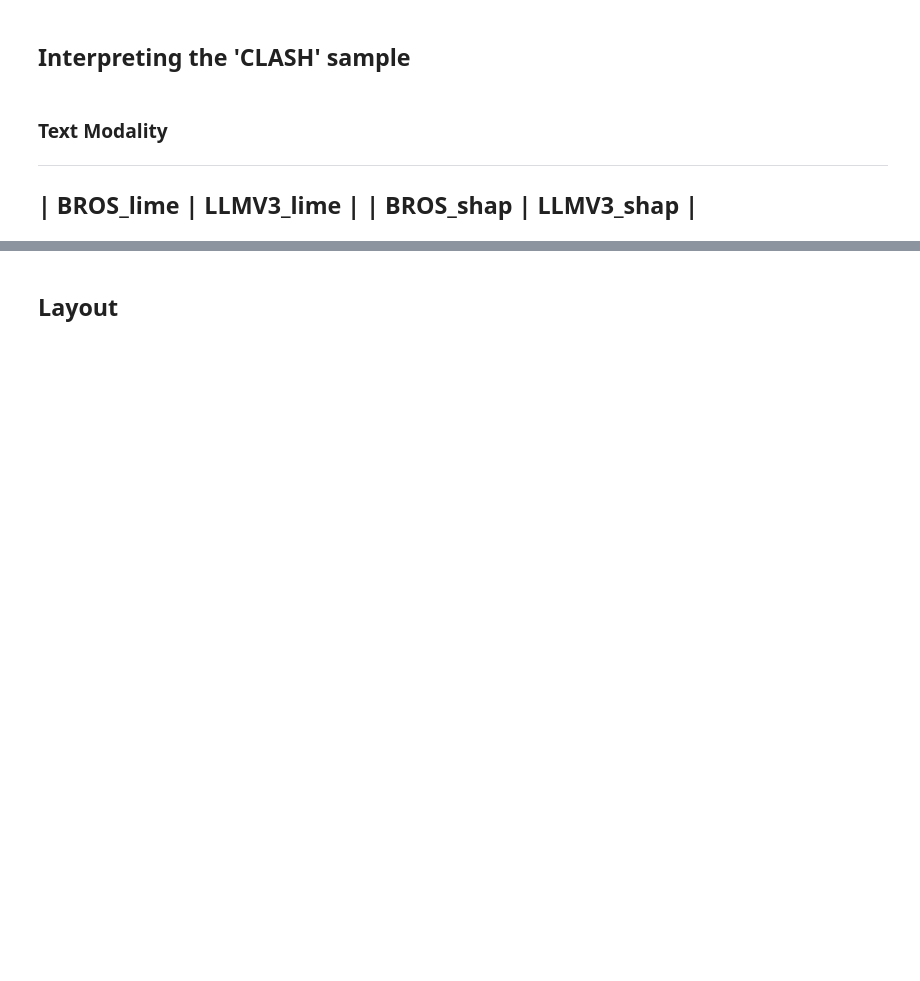
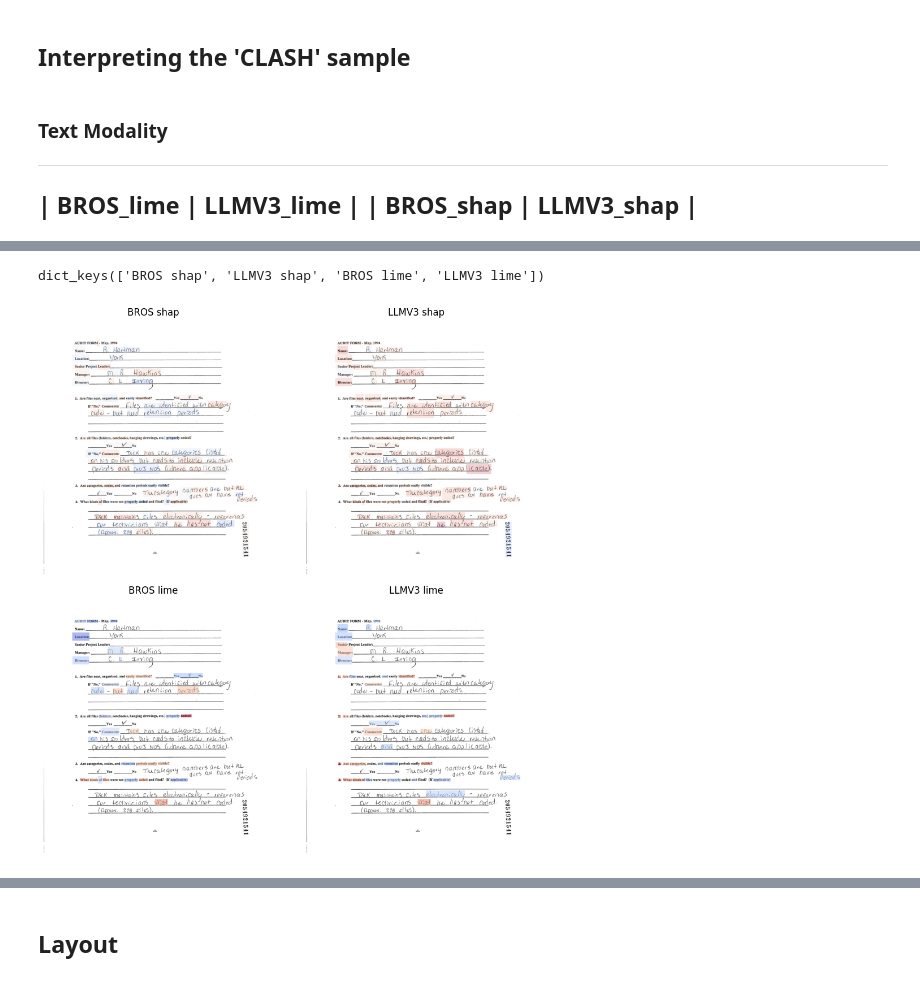
Before and after one commit to adamserag1/Interpretability-for-VRDU-models, a Jupyter notebook: experiments/THESES-DocClas-Local-LLMV3.ipynb, the cells around one changed output, grey strips where cells are left out. Drawn from its saved outputs; the diff is of its cells as text; code cells hidden in the pictures; blank space fills up the shorter version.

Commit message:
added lime and shap text

```diff
--- a/experiments/THESES-DocClas-Local-LLMV3.ipynb
+++ b/experiments/THESES-DocClas-Local-LLMV3.ipynb
@@ -214,8 +256,8 @@ LayoutLMv3ForSequenceClassification(
 # %%
 
 text_explainers = {
-    'BROS lime' : LimeTextExplaienr(BROS, BROS_t, mask_token=BROS_t.mask_token, kernel_width_factor = 0.75, labels=[0]),
-    'LLMV3 lime' : LimeTextExplainer(LLMV3, LLMV3_encode, mask_token = LLMV3_proc.tokenizer.mask_token, kernel_width_factor = 0.75, labels = [0]),
-    'BROS shap' : SHAPTextExplainer(BROS, BROS_t, mask_token=BROS_t.mask_token, device=device, algorithm='partition'),
-    'LLMV3 shap' : SHAPTextExplainer(LLMV3, LLMV3_proc, mask_token=LLMV3_proc.tokenizer.mask_token, device=device, algorithm='partition')
+    'BROS lime' : LimeTextExplainer(BROS, BROS_encode, mask_token=BROS_t.mask_token, kernel_width_factor = 0.75, labels=[4]),
+    'LLMV3 lime' : LimeTextExplainer(LLMV3, LLMV3_encode, mask_token = LLMV3_proc.tokenizer.mask_token, kernel_width_factor = 0.75, labels = [4]),
+    'BROS shap' : SHAPTextExplainer(BROS, BROS_encode, mask_token=BROS_t.mask_token, device=device, algorithm='partition'),
+    'LLMV3 shap' : SHAPTextExplainer(LLMV3, LLMV3_encode, mask_token=LLMV3_proc.tokenizer.mask_token, device=device, algorithm='partition')
 }
@@ -224,2 +264,3 @@ NameError: name 'LimeTextExplainer' is not defined
 # %%
-shap_text_explainations = {key : explainer.explain(CLASH[0], num_samples = 2000) for key, explainer in text_explainers.items() if }
+shap_text_explainations = {key : explainer.explain(CLASH[0], num_samples = 2000) for key, explainer in text_explainers.items() if 'shap' in key}
+lime_text_explainations = {key : explainer.explain(CLASH[0], num_samples = 2000) for key, explainer in text_explainers.items() if 'lime' in key}
@@ -325,0 +276,10 @@ original probability: 0.16253662109375, pertrubed_probability: 0.995283186435699
+# %%
+text_explanations_hms = {}
+for key, explanation in shap_text_explainations.items():
+  weights = {tok : float(val) for tok, val in zip(CLASH[0].words, shap_text_explainations[key].values[:, 4])}
+  text_explanations_hms.update({key : draw_lime_token_heatmap(image = CLASH[0].image, words = CLASH[0].words, boxes = CLASH[0].bboxes, weights=weights, alpha=0.2) })
+
+for key, explanation in lime_text_explainations.items():
+  weights = dict(lime_text_explainations[key].as_list(label=4))
+  clean_weights = {key.replace('=1', ''): value for key, value in weights.items()}
+  text_explanations_hms.update({key : draw_lime_token_heatmap(image = CLASH[0].image, words = CLASH[0].words, boxes = CLASH[0].bboxes, weights=clean_weights, alpha=0.5) })
@@ -325,0 +309,8 @@ original probability: 0.16253662109375, pertrubed_probability: 0.995283186435699
+# %%
+print(text_explanations_hms.keys())
+# %% [output]
+dict_keys(['BROS shap', 'LLMV3 shap', 'BROS lime', 'LLMV3 lime'])
+# %%
+display_image_grid(text_explanations_hms.values(), text_explanations_hms.keys())
+# %% [output]
+[figure, added]
```
Also changed, not shown: parts of 35 cells of this notebook.
